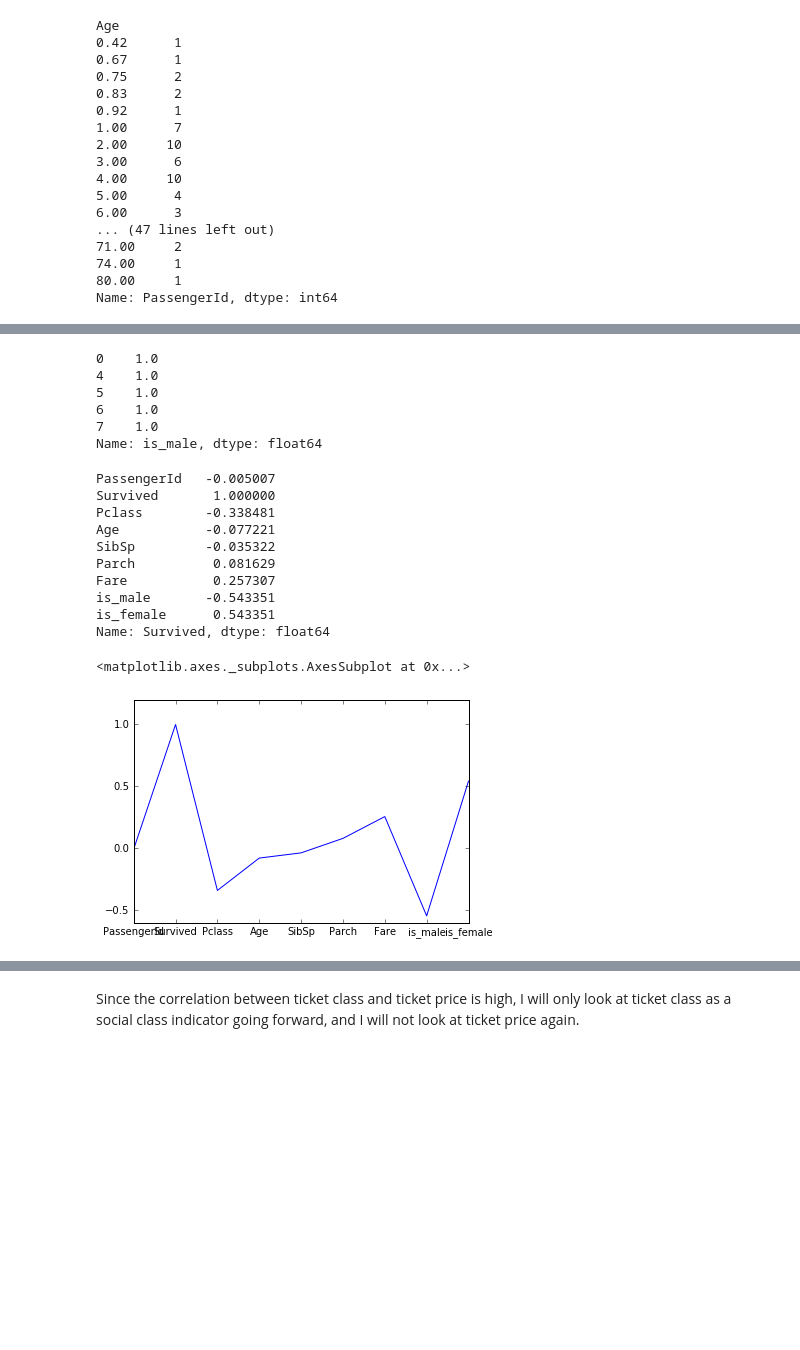
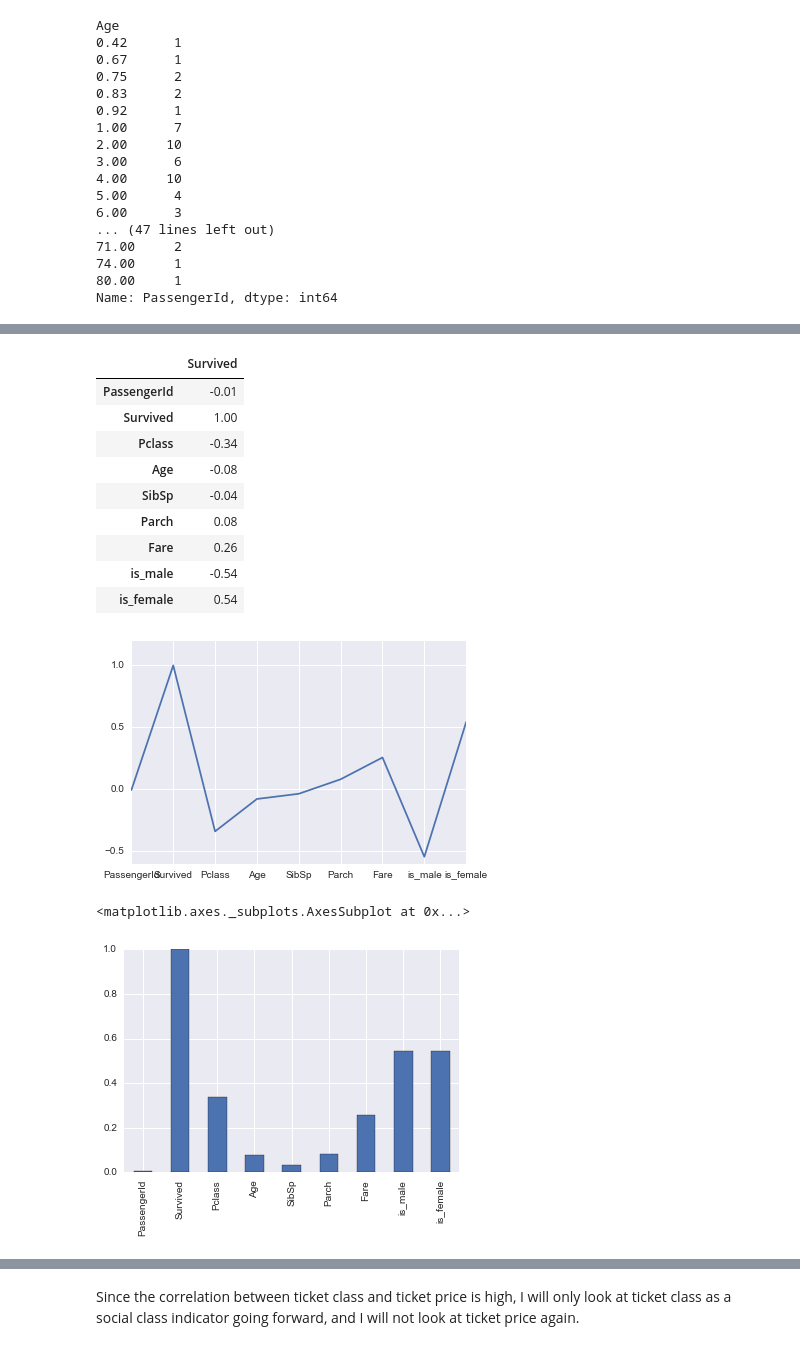
Before and after one commit to gisledb/udacity_nanodegree, a Jupyter notebook: ipython_notebooks/p2_investigate_dataset/p2_titanic.ipynb, the cells around one changed output, grey strips where cells are left out. Drawn from its saved outputs; the diff is of its cells as text; code cells hidden in the pictures; blank space fills up the shorter version.

```diff
--- a/ipython_notebooks/p2_investigate_dataset/p2_titanic.ipynb
+++ b/ipython_notebooks/p2_investigate_dataset/p2_titanic.ipynb
@@ -185,34 +213,29 @@ Name: is_female, dtype: int64
 male      577
 female    314
 Name: Sex, dtype: int64
-# %%
-titanic['is_male'][titanic['Sex'] == 'male'].head(5)
-# %% [output]
-0    1.0
-4    1.0
-5    1.0
-6    1.0
-7    1.0
-Name: is_male, dtype: float64
 # %%
 #Looking at survival correlation using the Pandas corr() (Pearson's correlation coefficient) function
 
 survival_correlation = titanic.corr()['Survived']
 
-display(survival_correlation)
+display(round(survival_correlation,2).to_frame())
 
 survival_correlation.plot()
+plt.show()
+
+np.sqrt(survival_correlation ** 2).plot(kind='bar')
 # %% [output]
+|  | Survived |
+| PassengerId | -0.01 |
+| Survived | 1.00 |
+| Pclass | -0.34 |
+| Age | -0.08 |
+| SibSp | -0.04 |
+| Parch | 0.08 |
+| Fare | 0.26 |
+| is_male | -0.54 |
+| is_female | 0.54 |
+[figure, new version]
-PassengerId   -0.005007
-Survived       1.000000
-Pclass        -0.338481
-Age           -0.077221
-SibSp         -0.035322
-Parch          0.081629
-Fare           0.257307
-is_male       -0.543351
-is_female      0.543351
-Name: Survived, dtype: float64
+<matplotlib.axes._subplots.AxesSubplot at 0x...>
-<matplotlib.axes._subplots.AxesSubplot at 0x...>
-[figure, old version]
+[figure, added]
 # %% [markdown]
```
Also changed, not shown: parts of 33 cells of this notebook, 1 other file.
